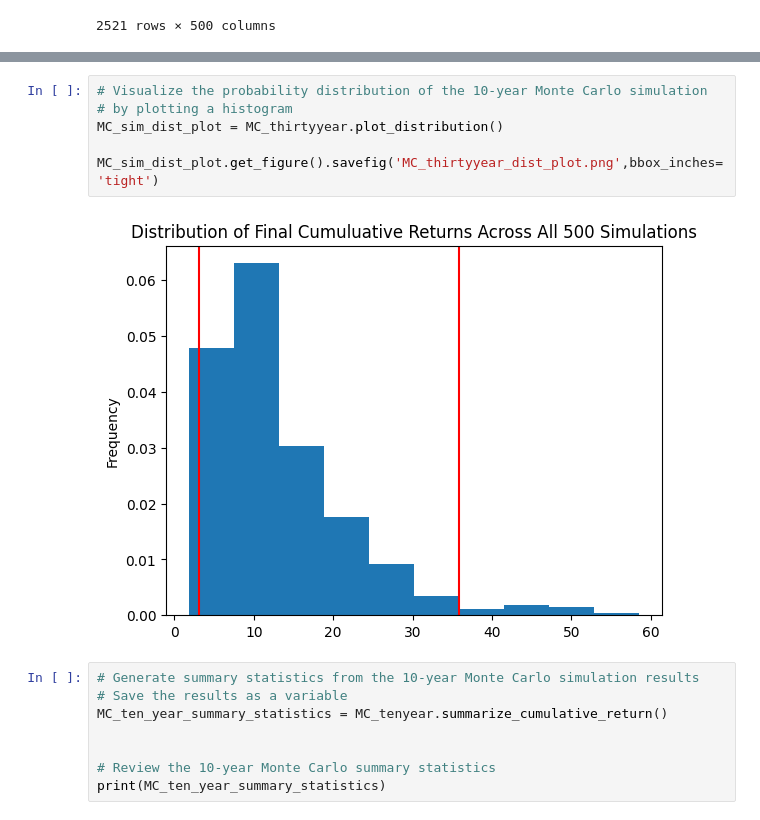
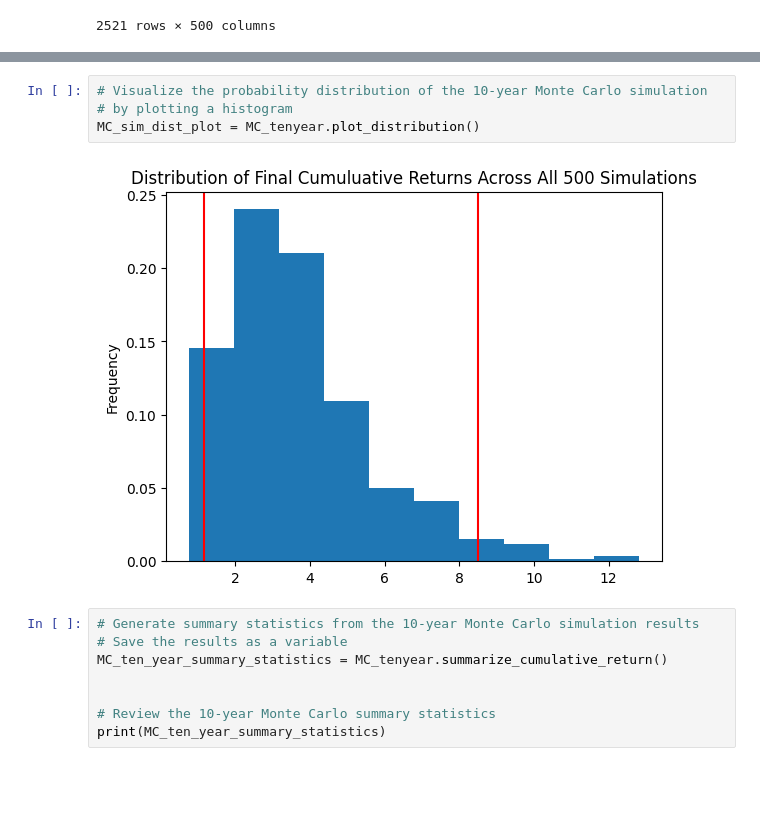
Before and after one commit to Abillu/ChallengeM5_Upload, a Jupyter notebook: financial_planning_tools.ipynb, the cells around one changed output, grey strips where cells are left out. Cells and saved outputs as stored; diff of their text form; blank space fills up the shorter version.

```diff
--- a/financial_planning_tools.ipynb
+++ b/financial_planning_tools.ipynb
@@ -710,11 +693,9 @@ MC_sim_line_plot.get_figure().savefig(" MC_tenyear_sim_plot.png", bbox_inches="t
 # %%
 # Visualize the probability distribution of the 10-year Monte Carlo simulation
 # by plotting a histogram
-MC_sim_dist_plot = MC_thirtyyear.plot_distribution()
-
-MC_sim_dist_plot.get_figure().savefig('MC_thirtyyear_dist_plot.png',bbox_inches='tight')
+MC_sim_dist_plot = MC_tenyear.plot_distribution()
 # %% [output]
-[figure, old version]
+[figure, new version]
 # %%
 # Generate summary statistics from the 10-year Monte Carlo simulation results
 # Save the results as a variable
```
Also changed, not shown: parts of 22 cells of this notebook, 2 other files.
